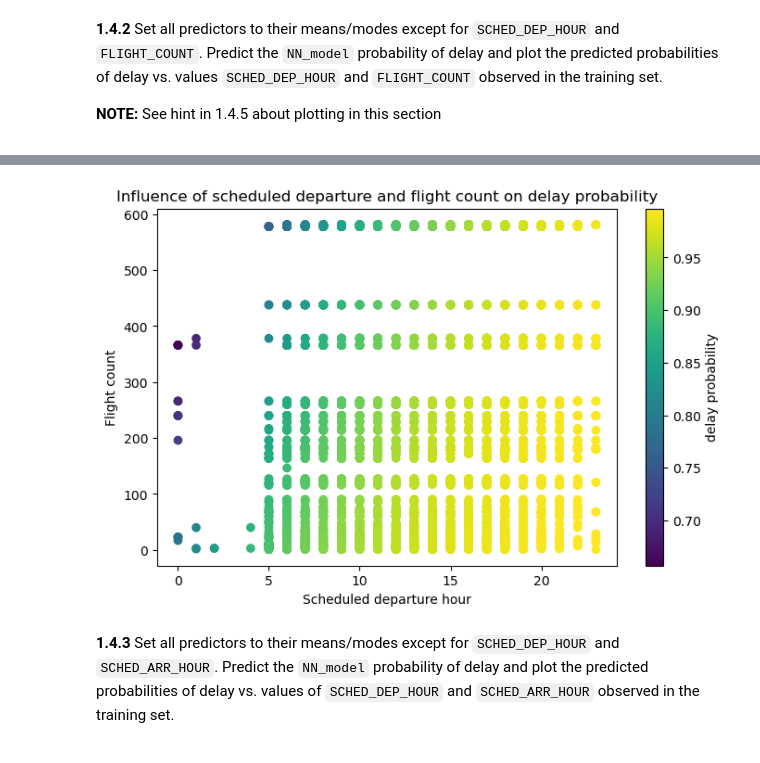
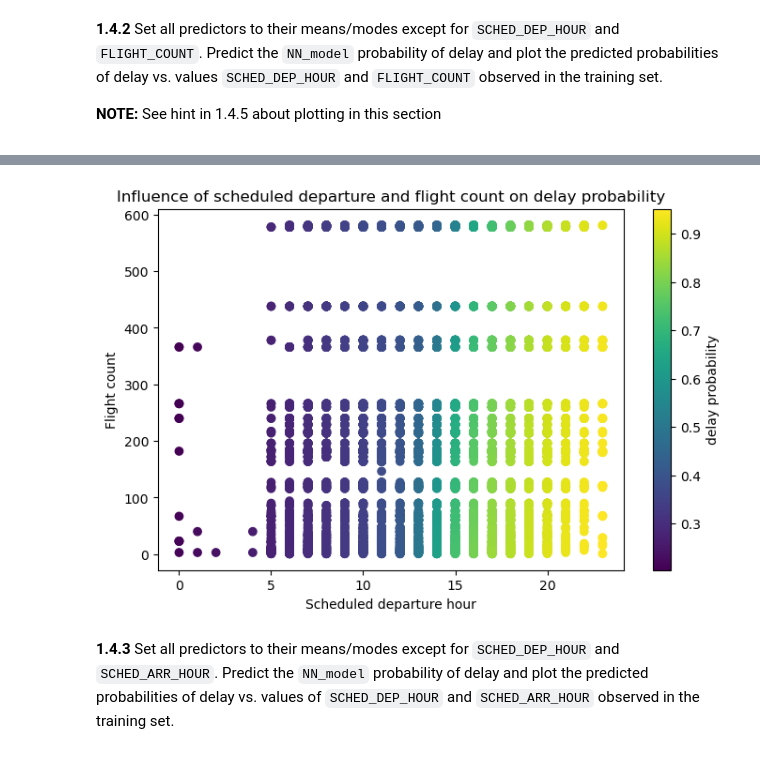
Before and after one commit to jamesliounis/Harvard-Deep-Learning, a Jupyter notebook: cs109b_hw3/cs109b_hw3.ipynb, the cells around one changed output, grey strips where cells are left out. Cells and saved outputs as stored; diff of their text form; code cells hidden in the pictures.

```diff
--- a/cs109b_hw3/cs109b_hw3.ipynb
+++ b/cs109b_hw3/cs109b_hw3.ipynb
@@ -333,11 +385,13 @@ y_test = to_categorical(y_test)
 # your code here
 # compile the model
 
-NN_model.compile(loss='binary_crossentropy', optimizer='adam', metrics=['accuracy'])
+NN_model.compile(loss='binary_crossentropy',
+                 optimizer='adam',
+                 metrics=['accuracy'])
 # %%
 # plot train and val acc as a function of epochs
 # your code here
 
 # fit the model to the training data
-history = NN_model.fit(X_train, y_train, epochs=50, batch_size=32, validation_split=0.2)
+history = NN_model.fit(X_train, y_train, epochs=6, batch_size=32, validation_split=0.2)
 # %% [output]
@@ -526,15 +573,17 @@ Next, predict the `NN_model` probability of delay and plot the predicted probabi
 The plot above indicates that the probability of delay increases in a nearly linear manner as the scheduled departure hour advances. This finding supports the previous plot, which emphasized the significance of this predictor over others. Moreover, the observation aligns with the intuition that departure hour is a key factor influencing delays.
 # %%
 relevant_predictors = ['SCHED_DEP_HOUR']
-continuous_pred = ['DISTANCE', 'SCHEDULED_TIME', 'MONTH','SCHED_ARR_HOUR', 'FLIGHT_COUNT', 'DAY_OF_WEEK']
+
+continuous_pred = ['DISTANCE',
+                   'SCHEDULED_TIME',
+                   'MONTH',
+                   'SCHED_ARR_HOUR',
+                   'FLIGHT_COUNT',
+                   'DAY_OF_WEEK']
+
 categorical_pred = list(set(X_train.columns) - set(continuous_pred) - set(relevant_predictors))
 
 X_temp = X_train.copy()
-
-# Unscaled training and test data
-df_train_unscaled = pd.DataFrame(scaler.inverse_transform(df_train_scaled), columns=df_flights.columns)
-
-X_temp_unscaled = df_train_unscaled.drop(y, axis=1).copy()
 
 for col in X_temp.columns:
     if col in continuous_pred:
@@ -542,11 +591,8 @@ for col in X_temp.columns:
     if col in categorical_pred:
         X_temp[col].values[:] = X_temp[col].mode()
 
-for col in X_temp.columns:
-    if col in continuous_pred:
-        X_temp[col].values[:] = X_temp[col].mean()
-    if col in categorical_pred:
-        X_temp[col].values[:] = X_temp[col].mode()
+# Unscaled training data
+X_temp_unscaled = pd.DataFrame(scaler.inverse_transform(X_temp), columns=X.columns)
 # %%
 # prediction
 
@@ -587,28 +631,20 @@ categorical_pred = list(set(X_train.columns) - set(continuous_pred) - set(releva
 
 X_temp = X_train.copy()
 
-# Unscaled training and test data
-df_train_unscaled = pd.DataFrame(scaler.inverse_transform(df_train_scaled), columns=df_flights.columns)
-
-X_temp_unscaled = df_train_unscaled.drop(y, axis=1).copy()
-
 for col in X_temp.columns:
     if col in continuous_pred:
         X_temp[col].values[:] = X_temp[col].mean()
     if col in categorical_pred:
         X_temp[col].values[:] = X_temp[col].mode()
 
-for col in X_temp.columns:
-    if col in continuous_pred:
-        X_temp[col].values[:] = X_temp[col].mean()
-    if col in categorical_pred:
-        X_temp[col].values[:] = X_temp[col].mode()
+# Unscaled training data
+X_temp_unscaled = pd.DataFrame(scaler.inverse_transform(X_temp), columns=X.columns)
 # %%
 # your code here
 
 # prediction
 
-delay_prob = [i[1] for i in NN_model.predict(X_temp)]
+delay_prob = NN_model.predict(X_temp)
 
 fig, ax = plt.subplots(figsize=(8, 5))
 scat = ax.scatter(X_temp_unscaled['SCHED_DEP_HOUR'],X_temp_unscaled['FLIGHT_COUNT'], c=delay_prob)
@@ -622,4 +658,4 @@ plt.show()
-[figure, old version]
+[figure, new version]
 # %% [markdown]
 <div class='exercise-r'>
 
```
Also changed, not shown: parts of 68 cells of this notebook.
